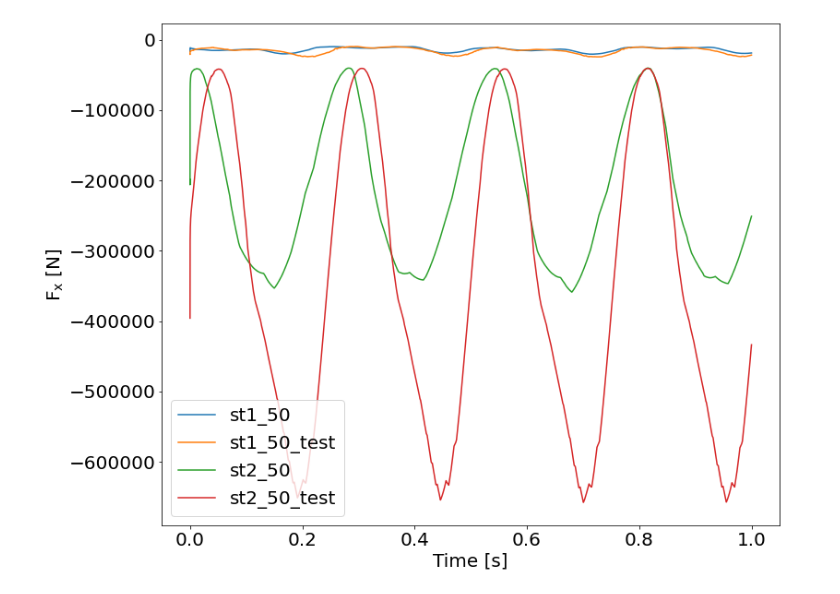
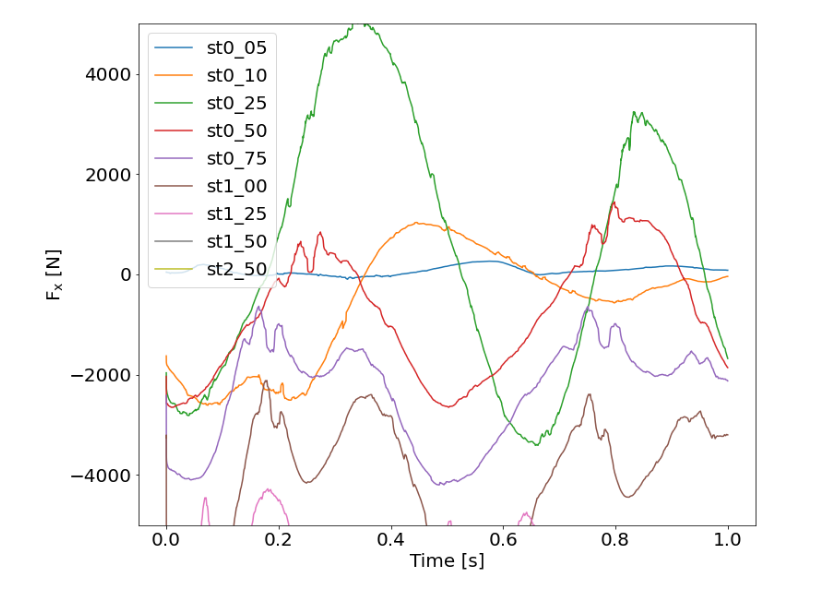
Before and after one commit to michaelcoe/Ika-Flow, a Jupyter notebook: OpenFOAM/postProcessing/plotForces_singleCase.ipynb, the cells around one changed output. Saved outputs shown, nothing was run; the diff lists cells and outputs as text; code cells hidden in the pictures.

```diff
--- a/OpenFOAM/postProcessing/plotForces_singleCase.ipynb
+++ b/OpenFOAM/postProcessing/plotForces_singleCase.ipynb
@@ -31,7 +31,7 @@ def fit_data(xData, yData):
 
     return popt, r_squared
 # %%
-data_location = r'/home/mco143/Documents/Current_OpenFOAM_Simulations/overPimpleMeshCoFoam_test'
+data_location = r'/home/mco143/Documents/Current_OpenFOAM_Simulations/fish_Re4e04_regBC'
 
 force_paths = pio.get_files(data_location, 'force.dat')
 force_paths.sort()
@@ -63,32 +63,32 @@ coeffs = [ForceCoefficients(filepath, cycles, total_cycles, True, True) for file
 plt.rcParams.update({'font.size':20})
 
 density = 1025
 fudgeFactor = 1.0
 U = 1.0
 kinvis = 2.5e-5
 chord = 1.0
 
 St = [0.05, 0.10, 0.25, 0.50, 0.75, 1.0, 1.25, 1.50, 2.50]
 average_fx = []
 case = []
 
 fig1, ax1 = plt.subplots(figsize=(12,10))
 for force in forces:
     average_fx.append(force.averageFilteredForces['total']['x']/(0.5*density*U**2*chord))
     case.append(force.specific_case)
 
     ax1.plot(force.filteredForces['time']/force.filteredForces['time'][-1], force.filteredForces['total']['x'], label=force.specific_case)
 
 ax1.set_xlabel('Time [s]')
 ax1.set_ylabel('$\mathrm{F_x}$ [N]')
 #ax2 = plt.axes([0, 0, 1, 1])
 #ip = InsetPosition(ax1, [0.2,0.4,0.55,0.55])
 #ax2.set_axes_locator(ip)
 #mark_inset(ax1, ax2, loc1=2, loc2=4, fc="none", ec='0.5')
 
-#ax1.set_ylim([-500, 500])
+ax1.set_ylim([-5000, 5000])
 ax1.legend()
 
 average_fx = np.asarray(average_fx)
 # %% [output]
-[figure, old version]
+[figure, new version]
```
Also changed, not shown: parts of 2 cells of this notebook, 7 other files.
